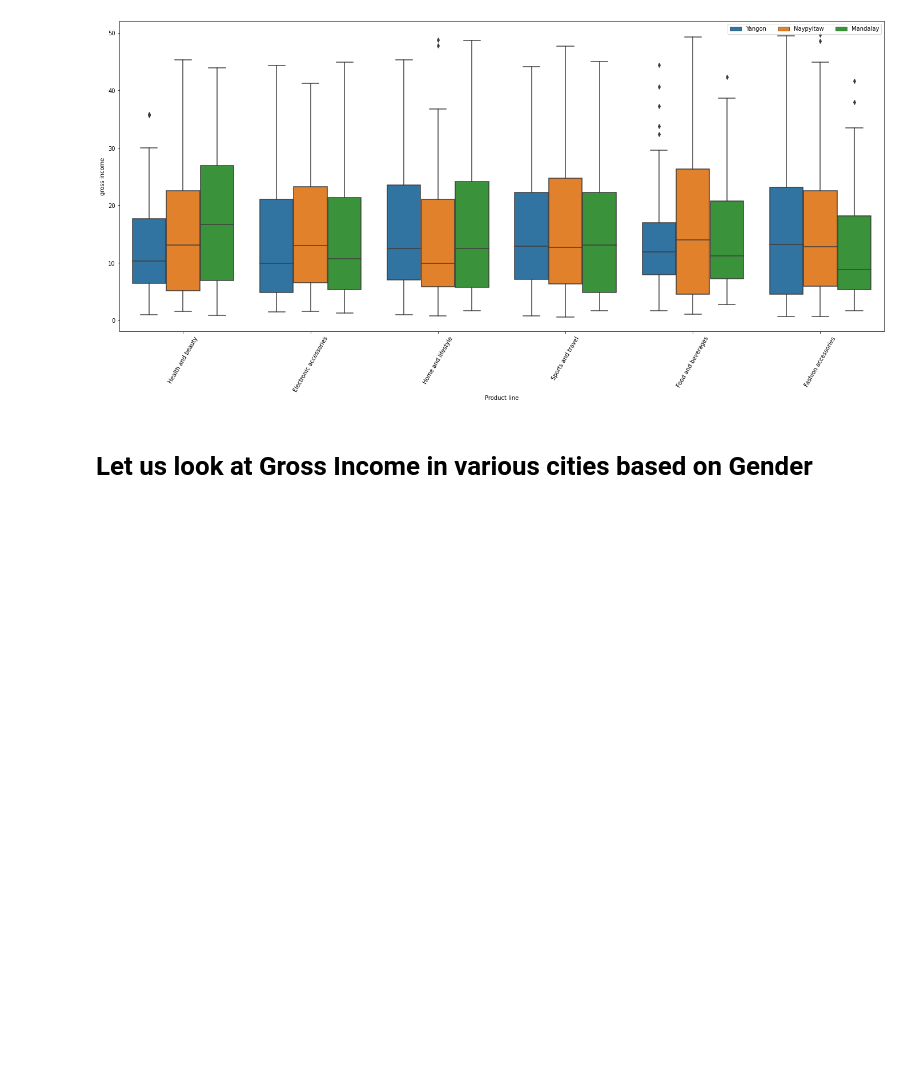
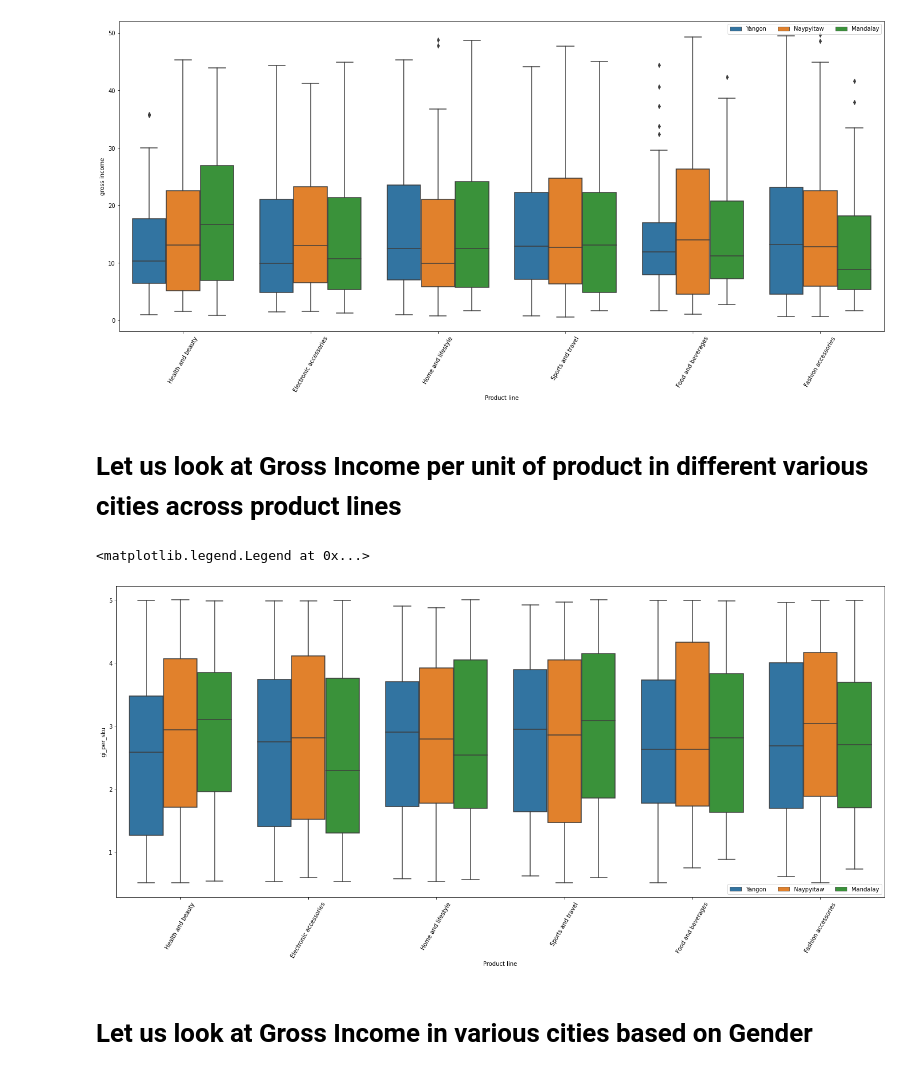
Before and after one commit to SC30GSWNBA/Myanmar_Superstores_EDA, a Jupyter notebook: Business_Case_Supermarket_Sales.ipynb, the cells around one changed output. Saved outputs shown, nothing was run; the diff lists cells and outputs as text; code cells hidden in the pictures; blank space fills up the shorter version.

```diff
--- a/Business_Case_Supermarket_Sales.ipynb
+++ b/Business_Case_Supermarket_Sales.ipynb
@@ -383,0 +386,3 @@ supermarket_df.head()
+# %%
+supermarket_df['gi_per_sku'] = supermarket_df['gross income']/supermarket_df['Quantity']
+supermarket_df.head()
@@ -394,6 +407,19 @@ plt.legend(loc="lower middle",frameon=True,ncol=4)
 # %% [output]
 <matplotlib.legend.Legend at 0x...>
 [figure]
+# %% [markdown]
+# Let us look at Gross Income per unit of product in different various cities across product lines
+# %%
+plt.figure(figsize=(24,10))
+sns.boxplot(data=supermarket_df,
+            x="Product line",
+            y='gi_per_sku',
+            hue = 'City')
+plt.xticks(rotation=60)
+plt.legend(loc="lower right",frameon=True,ncol=4)
+# %% [output]
+<matplotlib.legend.Legend at 0x...>
+[figure, added]
 # %% [markdown]
 # Let us look at Gross Income in various cities based on Gender
 # %%
```
Also changed, not shown: parts of 4 cells of this notebook.
